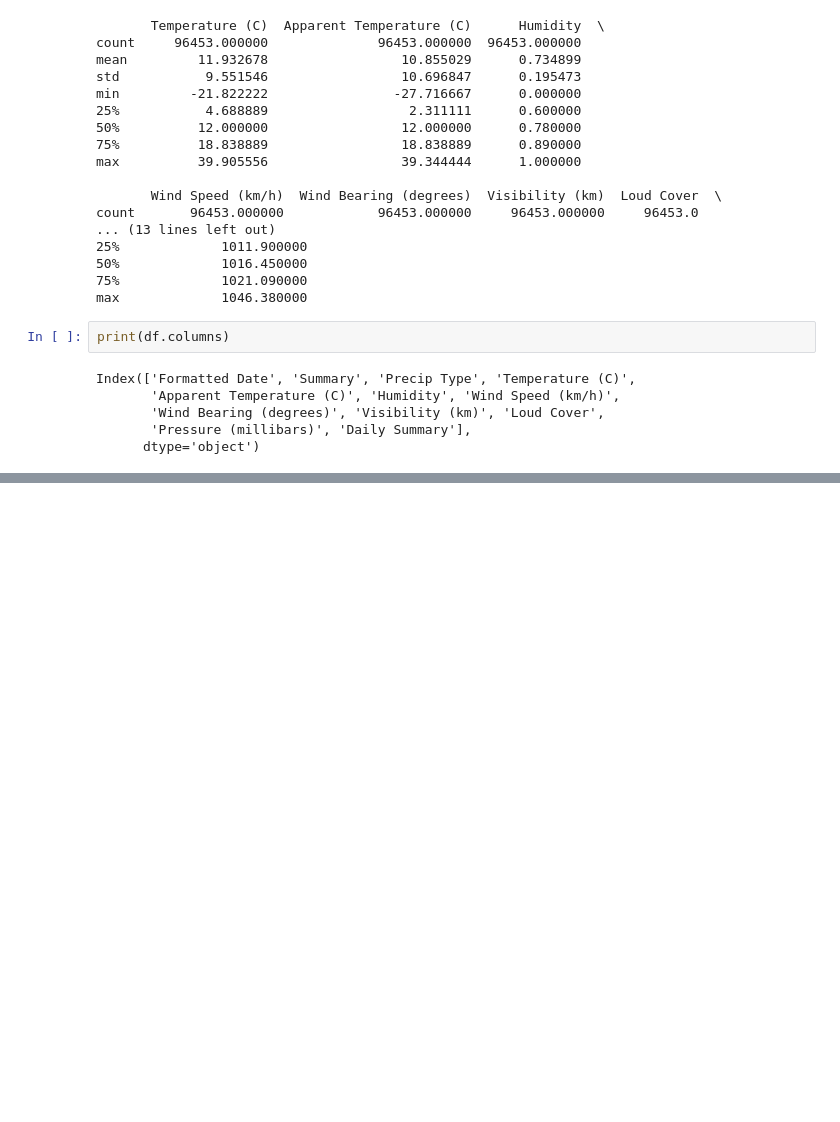
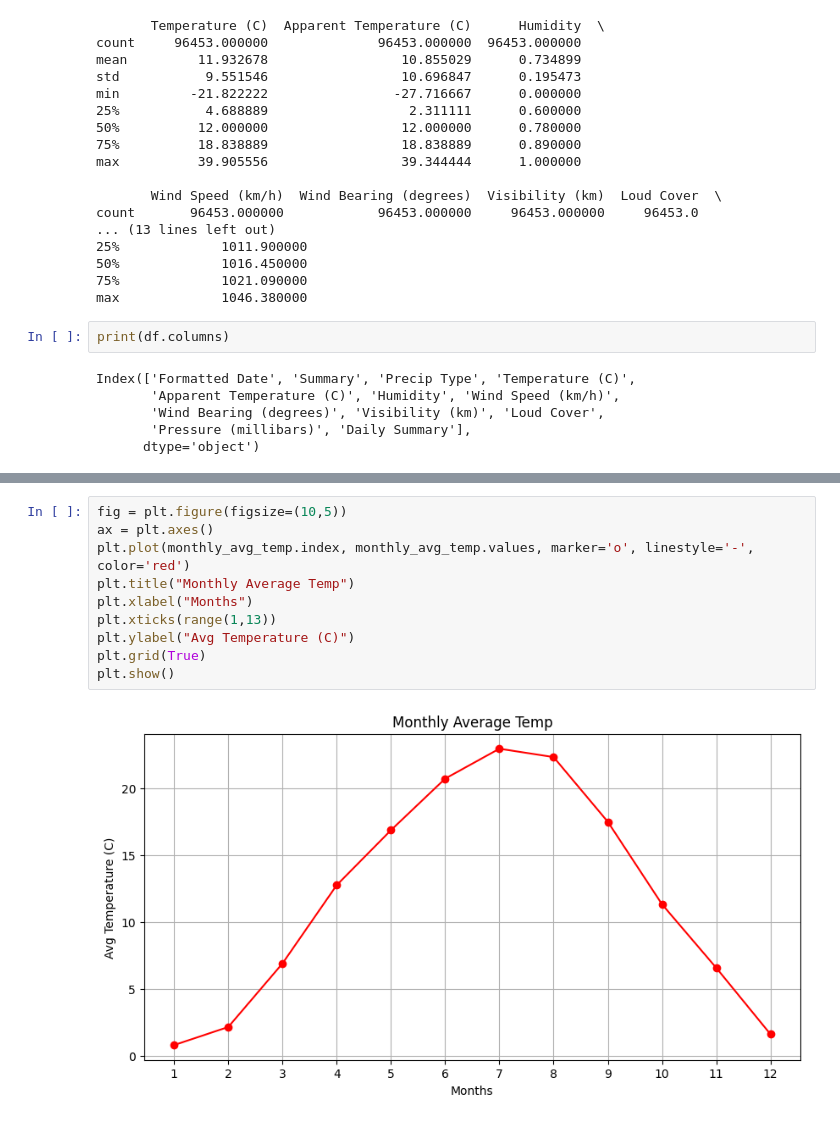
Before and after one commit to GOURAV-SAHA007/Weather-Visualization, a Jupyter notebook: notebook/01_exploration.ipynb, the cells around one changed output, grey strips where cells are left out. Drawn from its saved outputs; the diff is of its cells as text; blank space fills up the shorter version.

```diff
--- a/notebook/01_exploration.ipynb
+++ b/notebook/01_exploration.ipynb
@@ -156,0 +164,12 @@ plt.show()
+# %%
+fig = plt.figure(figsize=(10,5))
+ax = plt.axes()
+plt.plot(monthly_avg_temp.index, monthly_avg_temp.values, marker='o', linestyle='-', color='red')
+plt.title("Monthly Average Temp")
+plt.xlabel("Months")
+plt.xticks(range(1,13))
+plt.ylabel("Avg Temperature (C)")
+plt.grid(True)
+plt.show()
+# %% [output]
+[figure, added]
```
Also changed, not shown: parts of 16 cells of this notebook.
